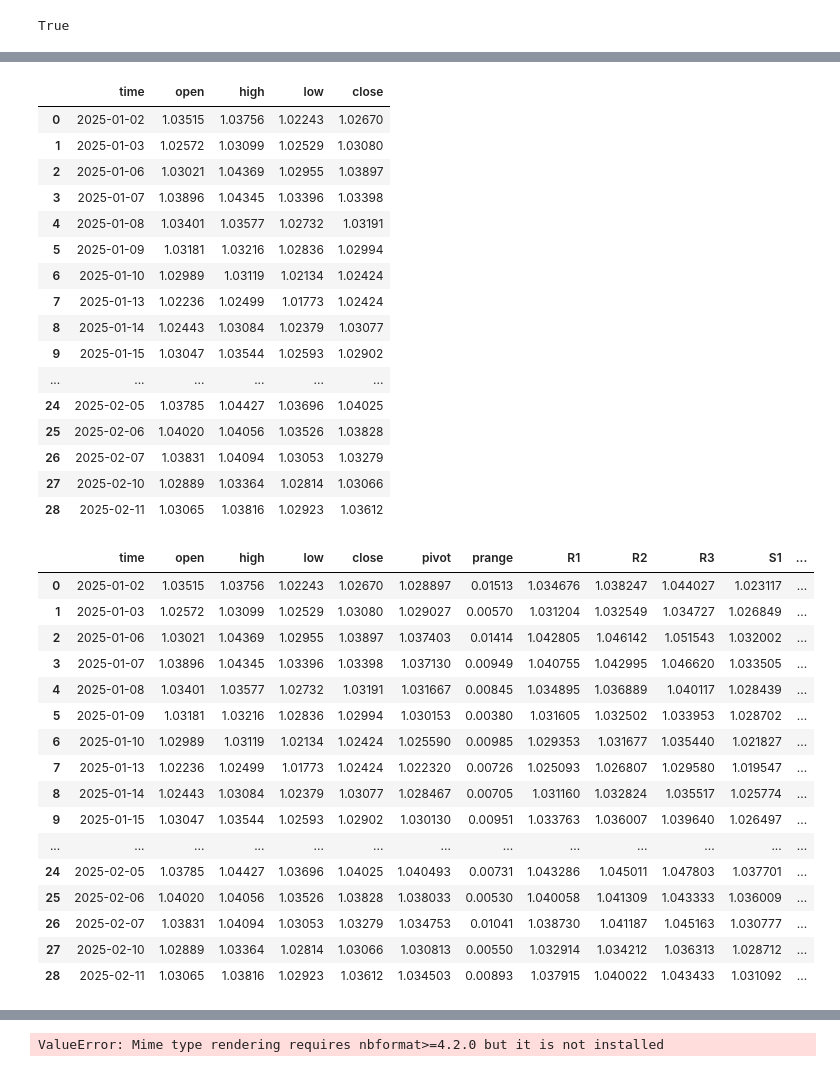
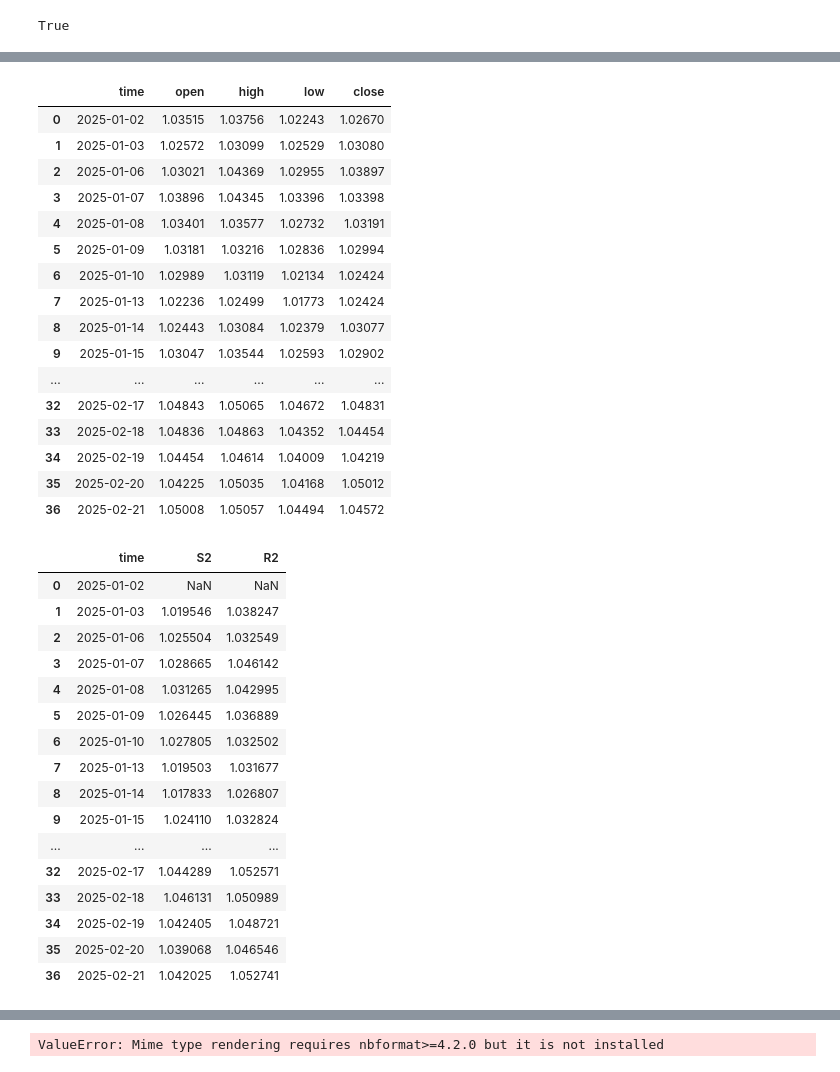
Before and after one commit to Moad2048/python_finance_market_projects, a Jupyter notebook: b2.ipynb, the cells around one changed output, grey strips where cells are left out. Drawn from its saved outputs; the diff is of its cells as text; code cells hidden in the pictures.

```diff
--- a/b2.ipynb
+++ b/b2.ipynb
@@ -78,7 +78,7 @@ symbol = 'EURUSD'
 pos_size = 1
 timeframe = mt5.TIMEFRAME_D1
 start_datetime = datetime(2025,1,1)
-end_datetime = datetime(2025,2,12)
+end_datetime = datetime(2025,2,22)
 daily_df = get_ohlc(symbol, timeframe, start_datetime, end_datetime)
 daily_df
 # %% [output]
@@ -94,42 +94,42 @@ daily_df
 | 8 | 2025-01-14 | 1.02443 | 1.03084 | 1.02379 | 1.03077 |
 | 9 | 2025-01-15 | 1.03047 | 1.03544 | 1.02593 | 1.02902 |
 | ... | ... | ... | ... | ... | ... |
-| 24 | 2025-02-05 | 1.03785 | 1.04427 | 1.03696 | 1.04025 |
-| 25 | 2025-02-06 | 1.04020 | 1.04056 | 1.03526 | 1.03828 |
-| 26 | 2025-02-07 | 1.03831 | 1.04094 | 1.03053 | 1.03279 |
-| 27 | 2025-02-10 | 1.02889 | 1.03364 | 1.02814 | 1.03066 |
-| 28 | 2025-02-11 | 1.03065 | 1.03816 | 1.02923 | 1.03612 |
+| 32 | 2025-02-17 | 1.04843 | 1.05065 | 1.04672 | 1.04831 |
+| 33 | 2025-02-18 | 1.04836 | 1.04863 | 1.04352 | 1.04454 |
+| 34 | 2025-02-19 | 1.04454 | 1.04614 | 1.04009 | 1.04219 |
+| 35 | 2025-02-20 | 1.04225 | 1.05035 | 1.04168 | 1.05012 |
+| 36 | 2025-02-21 | 1.05008 | 1.05057 | 1.04494 | 1.04572 |
 # %%
 # start b2 strategy
 # Calculate Pivot Point, R1, R2, R3, stopeR4, S1, S2, S3, stopeS4 levels with Fibonacci retracement
-daily_df["pivot"] = (daily_df["high"] + daily_df["low"] + daily_df["close"]) / 3
-daily_df["prange"] = (daily_df["high"] - daily_df["low"])
+daily_df["pivot"] = ((daily_df["high"] + daily_df["low"] + daily_df["close"]) / 3).shift(1)
+daily_df["prange"] = (daily_df["high"] - daily_df["low"]).shift(1)
 daily_df["R1"] = daily_df["pivot"] + 0.382 * daily_df["prange"]
 daily_df["R2"] = daily_df["pivot"] + 0.618 * daily_df["prange"]
 daily_df["R3"] = daily_df["pivot"] + 1.000 * daily_df["prange"]
 
 daily_df["S1"] = daily_df["pivot"] - 0.382 * daily_df["prange"]
 daily_df["S2"] = daily_df["pivot"] - 0.618 * daily_df["prange"]
 daily_df["S3"] = daily_df["pivot"] - 1.000 * daily_df["prange"]
-daily_df
+daily_df[["time","S2","R2"]]
 # %% [output]
-|  | time | open | high | low | close | pivot | prange | R1 | R2 | R3 | S1 | ... |
-| 0 | 2025-01-02 | 1.03515 | 1.03756 | 1.02243 | 1.02670 | 1.028897 | 0.01513 | 1.034676 | 1.038247 | 1.044027 | 1.023117 | ... |
-| 1 | 2025-01-03 | 1.02572 | 1.03099 | 1.02529 | 1.03080 | 1.029027 | 0.00570 | 1.031204 | 1.032549 | 1.034727 | 1.026849 | ... |
-| 2 | 2025-01-06 | 1.03021 | 1.04369 | 1.02955 | 1.03897 | 1.037403 | 0.01414 | 1.042805 | 1.046142 | 1.051543 | 1.032002 | ... |
-| 3 | 2025-01-07 | 1.03896 | 1.04345 | 1.03396 | 1.03398 | 1.037130 | 0.00949 | 1.040755 | 1.042995 | 1.046620 | 1.033505 | ... |
-| 4 | 2025-01-08 | 1.03401 | 1.03577 | 1.02732 | 1.03191 | 1.031667 | 0.00845 | 1.034895 | 1.036889 | 1.040117 | 1.028439 | ... |
-| 5 | 2025-01-09 | 1.03181 | 1.03216 | 1.02836 | 1.02994 | 1.030153 | 0.00380 | 1.031605 | 1.032502 | 1.033953 | 1.028702 | ... |
-| 6 | 2025-01-10 | 1.02989 | 1.03119 | 1.02134 | 1.02424 | 1.025590 | 0.00985 | 1.029353 | 1.031677 | 1.035440 | 1.021827 | ... |
-| 7 | 2025-01-13 | 1.02236 | 1.02499 | 1.01773 | 1.02424 | 1.022320 | 0.00726 | 1.025093 | 1.026807 | 1.029580 | 1.019547 | ... |
-| 8 | 2025-01-14 | 1.02443 | 1.03084 | 1.02379 | 1.03077 | 1.028467 | 0.00705 | 1.031160 | 1.032824 | 1.035517 | 1.025774 | ... |
-| 9 | 2025-01-15 | 1.03047 | 1.03544 | 1.02593 | 1.02902 | 1.030130 | 0.00951 | 1.033763 | 1.036007 | 1.039640 | 1.026497 | ... |
-| ... | ... | ... | ... | ... | ... | ... | ... | ... | ... | ... | ... | ... |
-| 24 | 2025-02-05 | 1.03785 | 1.04427 | 1.03696 | 1.04025 | 1.040493 | 0.00731 | 1.043286 | 1.045011 | 1.047803 | 1.037701 | ... |
-| 25 | 2025-02-06 | 1.04020 | 1.04056 | 1.03526 | 1.03828 | 1.038033 | 0.00530 | 1.040058 | 1.041309 | 1.043333 | 1.036009 | ... |
-| 26 | 2025-02-07 | 1.03831 | 1.04094 | 1.03053 | 1.03279 | 1.034753 | 0.01041 | 1.038730 | 1.041187 | 1.045163 | 1.030777 | ... |
-| 27 | 2025-02-10 | 1.02889 | 1.03364 | 1.02814 | 1.03066 | 1.030813 | 0.00550 | 1.032914 | 1.034212 | 1.036313 | 1.028712 | ... |
-| 28 | 2025-02-11 | 1.03065 | 1.03816 | 1.02923 | 1.03612 | 1.034503 | 0.00893 | 1.037915 | 1.040022 | 1.043433 | 1.031092 | ... |
+|  | time | S2 | R2 |
+| 0 | 2025-01-02 | NaN | NaN |
+| 1 | 2025-01-03 | 1.019546 | 1.038247 |
+| 2 | 2025-01-06 | 1.025504 | 1.032549 |
+| 3 | 2025-01-07 | 1.028665 | 1.046142 |
+| 4 | 2025-01-08 | 1.031265 | 1.042995 |
+| 5 | 2025-01-09 | 1.026445 | 1.036889 |
+| 6 | 2025-01-10 | 1.027805 | 1.032502 |
+| 7 | 2025-01-13 | 1.019503 | 1.031677 |
+| 8 | 2025-01-14 | 1.017833 | 1.026807 |
+| 9 | 2025-01-15 | 1.024110 | 1.032824 |
+| ... | ... | ... | ... |
+| 32 | 2025-02-17 | 1.044289 | 1.052571 |
+| 33 | 2025-02-18 | 1.046131 | 1.050989 |
+| 34 | 2025-02-19 | 1.042405 | 1.048721 |
+| 35 | 2025-02-20 | 1.039068 | 1.046546 |
+| 36 | 2025-02-21 | 1.042025 | 1.052741 |
 # %%
 #setting the sma 1 and 14 periods
 furst_sma_period = 1
```
Also changed, not shown: parts of 8 cells of this notebook.
